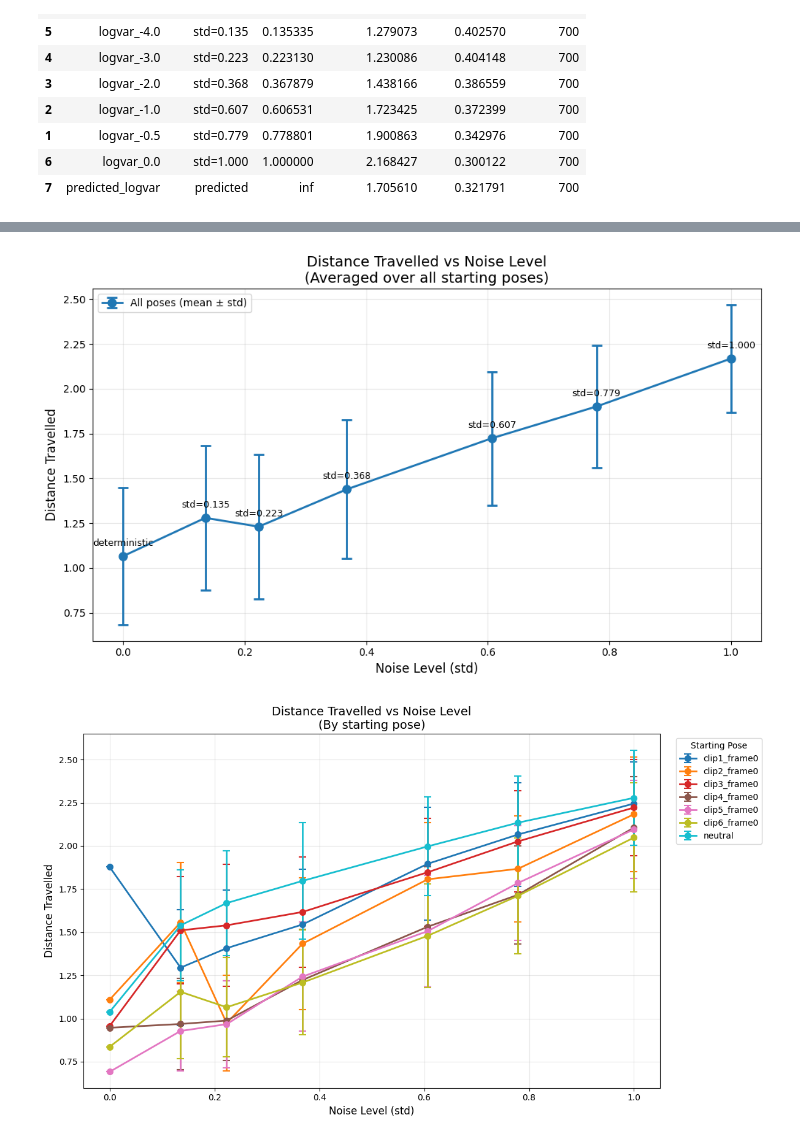
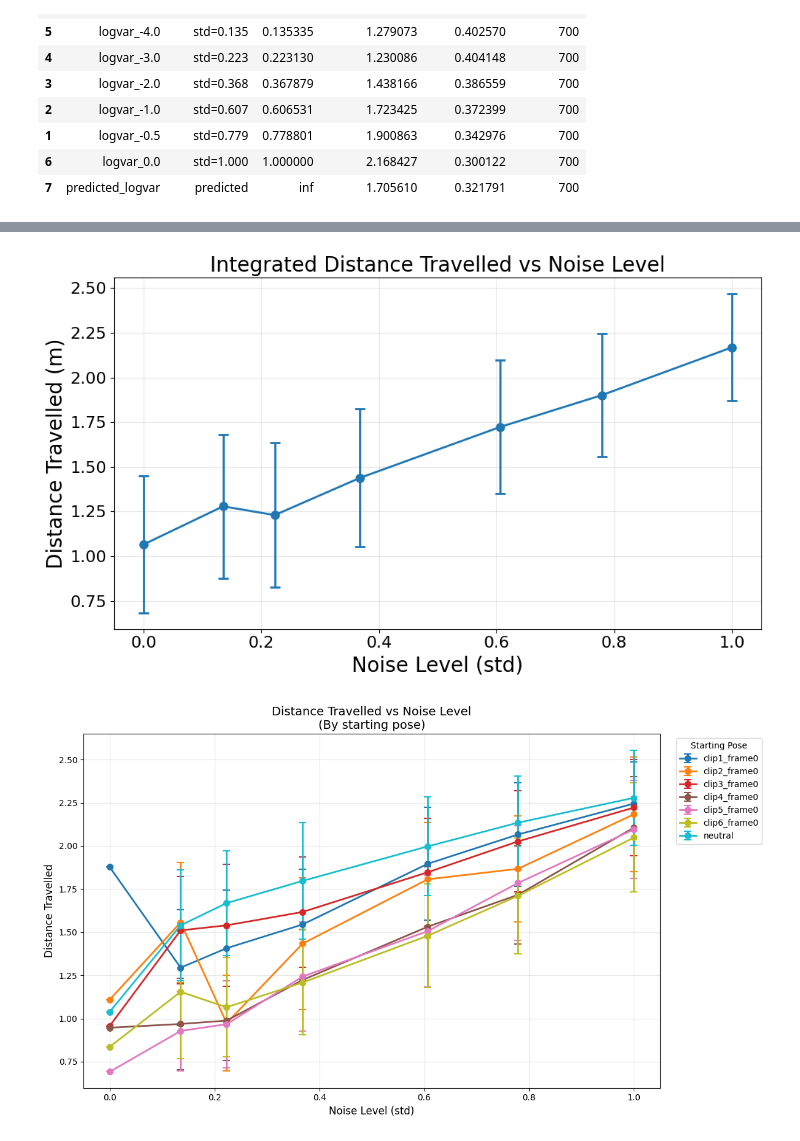
Before and after one commit to talmolab/track-mjx, a Jupyter notebook: notebooks/analyze_multi_rollouts.ipynb, the cells around one changed output, grey strips where cells are left out. Saved outputs shown, nothing was run; the diff lists cells and outputs as text; code cells hidden in the pictures.

```diff
--- a/notebooks/analyze_multi_rollouts.ipynb
+++ b/notebooks/analyze_multi_rollouts.ipynb
@@ -278,46 +278,47 @@ plot_data = summary_overall[summary_overall["sort_key"] != np.inf].copy()
 
 fig, ax = plt.subplots(figsize=(10, 6))
 
 # For deterministic (std=0), use a small value for log scale or plot at 0
 x_values = plot_data["sort_key"].values.copy()
 x_values[x_values == -np.inf] = 0  # deterministic -> 0
 
 ax.errorbar(
     x_values,
     plot_data["distance_mean"],
     yerr=plot_data["distance_std"],
     marker="o",
     capsize=5,
     capthick=2,
     linewidth=2,
     markersize=8,
     label="All poses (mean ± std)",
 )
 
 # Add labels for each point
 for i, row in plot_data.iterrows():
     x = 0 if row["sort_key"] == -np.inf else row["sort_key"]
-    ax.annotate(
-        row["label"],
-        (x, row["distance_mean"]),
-        textcoords="offset points",
-        xytext=(0, 10),
-        ha="center",
-        fontsize=9,
-    )
+    # ax.annotate(
+    #     row["label"],
+    #     (x, row["distance_mean"]),
+    #     textcoords="offset points",
+    #     xytext=(0, 80),
+    #     ha="center",
+    #     fontsize=9,
+    # )
 
-ax.set_xlabel("Noise Level (std)", fontsize=12)
-ax.set_ylabel("Distance Travelled", fontsize=12)
+ax.set_xlabel("Noise Level (std)", fontsize=20)
+ax.set_ylabel("Distance Travelled (m)", fontsize=20)
 ax.set_title(
-    "Distance Travelled vs Noise Level\n(Averaged over all starting poses)", fontsize=14
+    "Integrated Distance Travelled vs Noise Level", fontsize=20
 )
 ax.grid(True, alpha=0.3)
-ax.legend()
+ax.tick_params(labelsize=16)
+#ax.legend()
 
 plt.tight_layout()
 plt.show()
 # %% [output]
-[figure, old version]
+[figure, new version]
 # %%
 # Plot: Distance vs Noise Level (separate line for each starting pose)
 plot_data_by_pose = summary_by_pose[summary_by_pose["sort_key"] != np.inf].copy()
```
Also changed, not shown: 1 other file.
